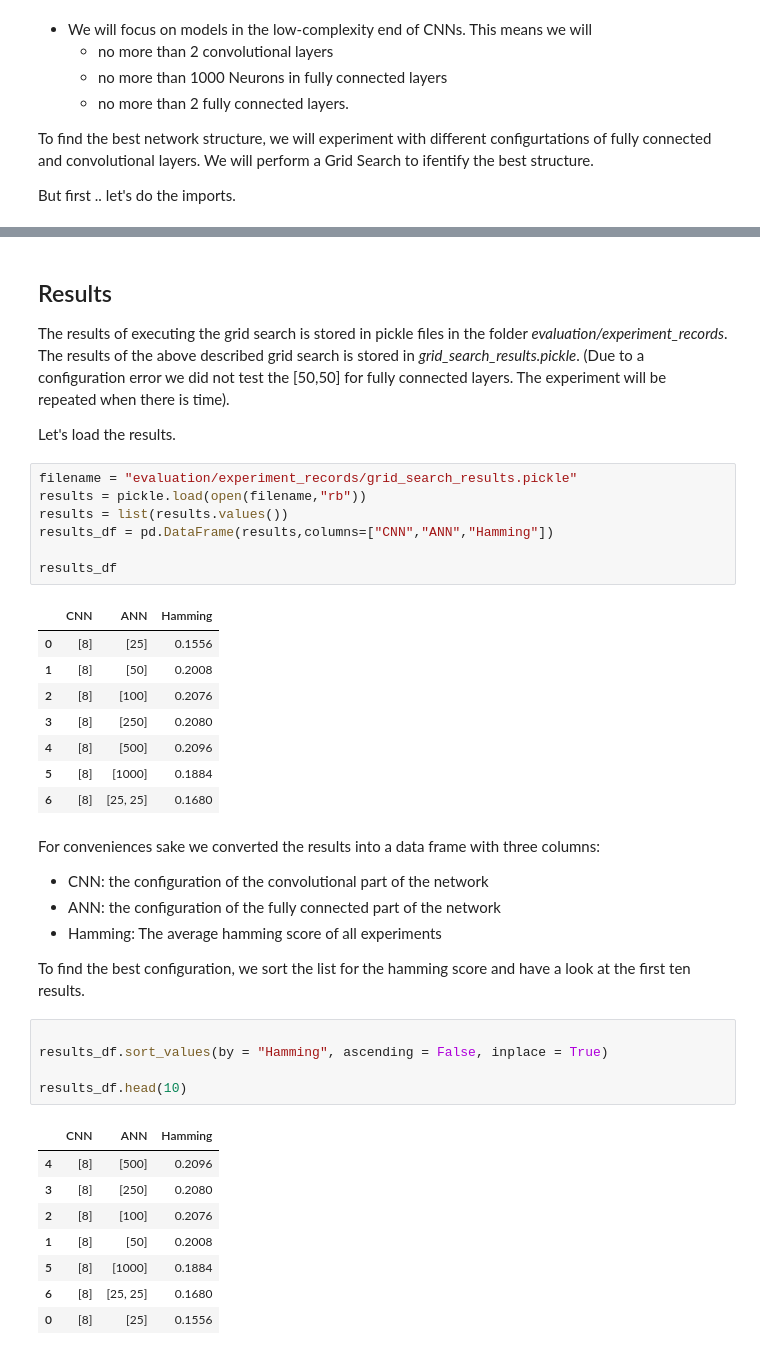
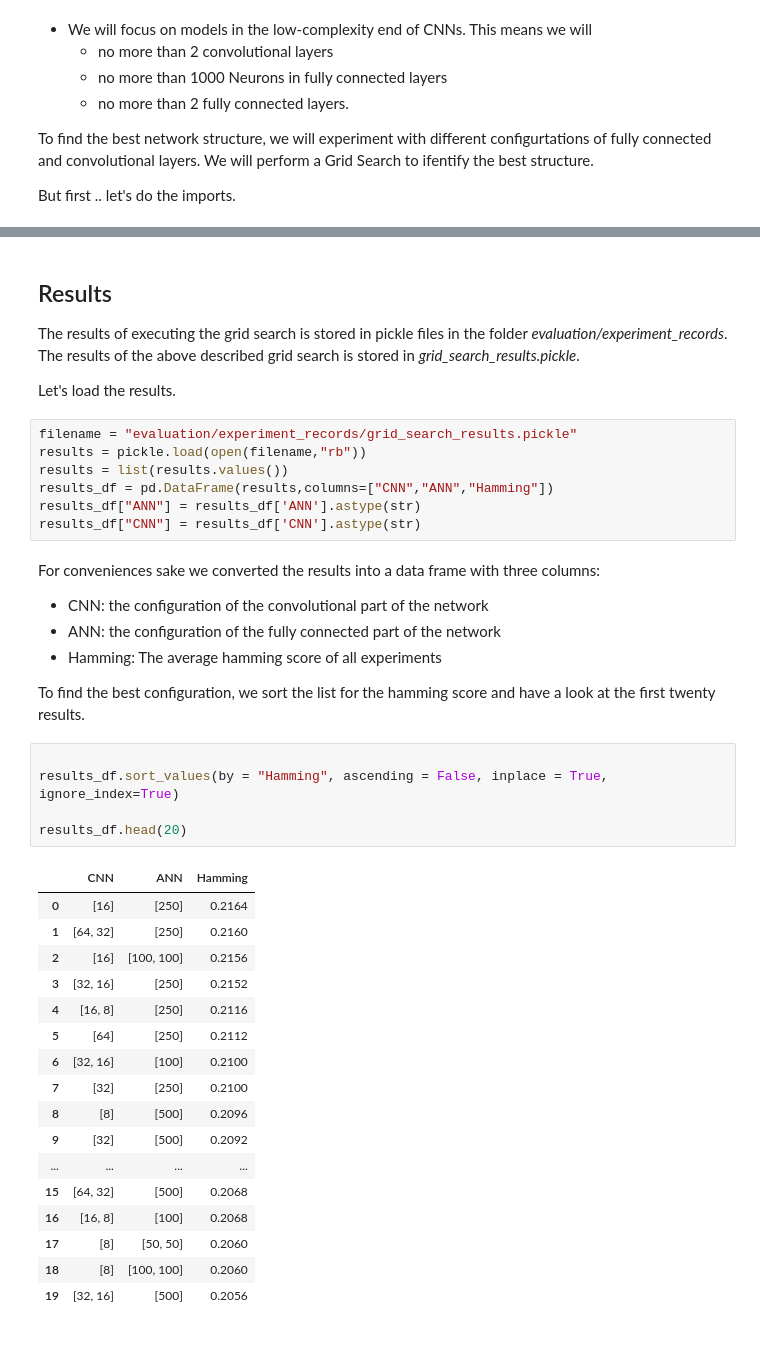
Before and after one commit to frank-trollmann/machine-learning_example-project, a Jupyter notebook: notebooks/hyper_parameter_selection.ipynb, the cells around one changed output, grey strips where cells are left out. Cells and saved outputs as stored; diff of their text form.

Commit message:
feat: interpretation of grid search results

```diff
--- a/notebooks/hyper_parameter_selection.ipynb
+++ b/notebooks/hyper_parameter_selection.ipynb
@@ -43,7 +47,7 @@ It stores results in a file which we can load and observe in this jupyter notebo
 # %% [markdown]
 ## Results
 
-The results of executing the grid search is stored in pickle files in the folder *evaluation/experiment_records*. The results of the above described grid search is stored in *grid_search_results.pickle*. (Due to a configuration error we did not test the [50,50] for fully connected layers. The experiment will be repeated when there is time).
+The results of executing the grid search is stored in pickle files in the folder *evaluation/experiment_records*. The results of the above described grid search is stored in *grid_search_results.pickle*.
 
 Let's load the results.
 # %%
@@ -51,35 +55,35 @@ filename = "evaluation/experiment_records/grid_search_results.pickle"
 results = pickle.load(open(filename,"rb"))
 results = list(results.values())
 results_df = pd.DataFrame(results,columns=["CNN","ANN","Hamming"])
-
-results_df
+results_df["ANN"] = results_df['ANN'].astype(str)
+results_df["CNN"] = results_df['CNN'].astype(str)
-# %% [output]
-|  | CNN | ANN | Hamming |
-| 0 | [8] | [25] | 0.1556 |
-| 1 | [8] | [50] | 0.2008 |
-| 2 | [8] | [100] | 0.2076 |
-| 3 | [8] | [250] | 0.2080 |
-| 4 | [8] | [500] | 0.2096 |
-| 5 | [8] | [1000] | 0.1884 |
-| 6 | [8] | [25, 25] | 0.1680 |
 # %% [markdown]
 For conveniences sake we converted the results into a data frame with three columns:
 - CNN: the configuration of the convolutional part of the network
 - ANN: the configuration of the fully connected part of the network
 - Hamming: The average hamming score of all experiments
 
-To find the best configuration, we sort the list for the hamming score and have a look at the first ten results.
+To find the best configuration, we sort the list for the hamming score and have a look at the first twenty results.
 # %%
 
-results_df.sort_values(by = "Hamming", ascending = False, inplace = True)
+results_df.sort_values(by = "Hamming", ascending = False, inplace = True, ignore_index=True)
 
-results_df.head(10)
+results_df.head(20)
 # %% [output]
 |  | CNN | ANN | Hamming |
-| 4 | [8] | [500] | 0.2096 |
-| 3 | [8] | [250] | 0.2080 |
-| 2 | [8] | [100] | 0.2076 |
-| 1 | [8] | [50] | 0.2008 |
-| 5 | [8] | [1000] | 0.1884 |
-| 6 | [8] | [25, 25] | 0.1680 |
-| 0 | [8] | [25] | 0.1556 |
+| 0 | [16] | [250] | 0.2164 |
+| 1 | [64, 32] | [250] | 0.2160 |
+| 2 | [16] | [100, 100] | 0.2156 |
+| 3 | [32, 16] | [250] | 0.2152 |
+| 4 | [16, 8] | [250] | 0.2116 |
+| 5 | [64] | [250] | 0.2112 |
+| 6 | [32, 16] | [100] | 0.2100 |
+| 7 | [32] | [250] | 0.2100 |
+| 8 | [8] | [500] | 0.2096 |
+| 9 | [32] | [500] | 0.2092 |
+| ... | ... | ... | ... |
+| 15 | [64, 32] | [500] | 0.2068 |
+| 16 | [16, 8] | [100] | 0.2068 |
+| 17 | [8] | [50, 50] | 0.2060 |
+| 18 | [8] | [100, 100] | 0.2060 |
+| 19 | [32, 16] | [500] | 0.2056 |
```
Also changed, not shown: parts of 9 cells of this notebook, 2 other files.
